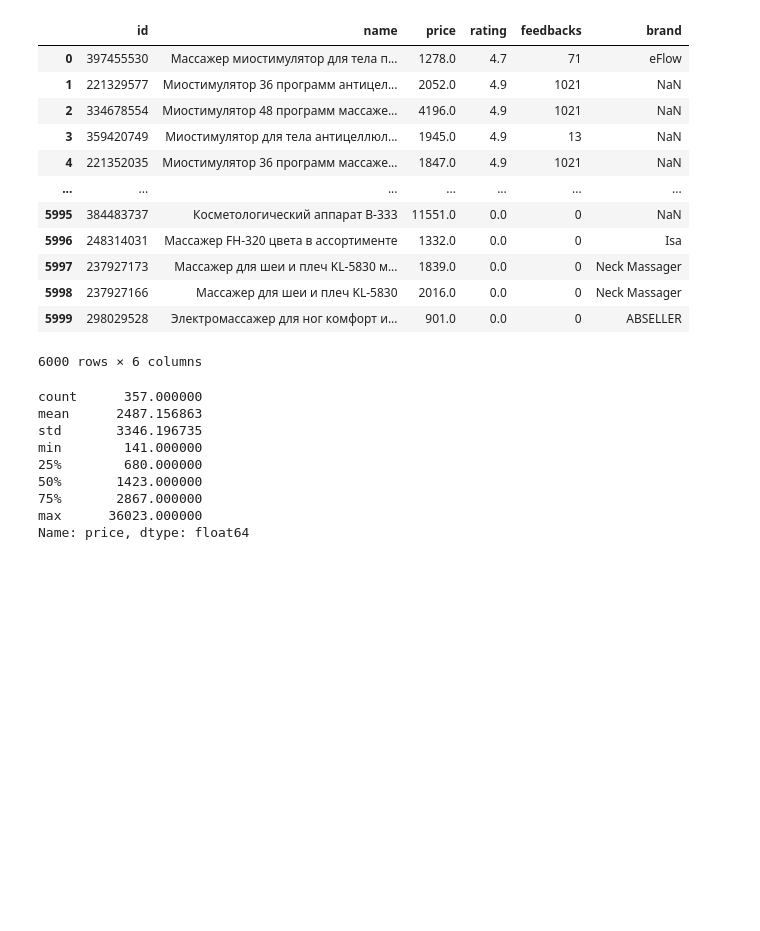
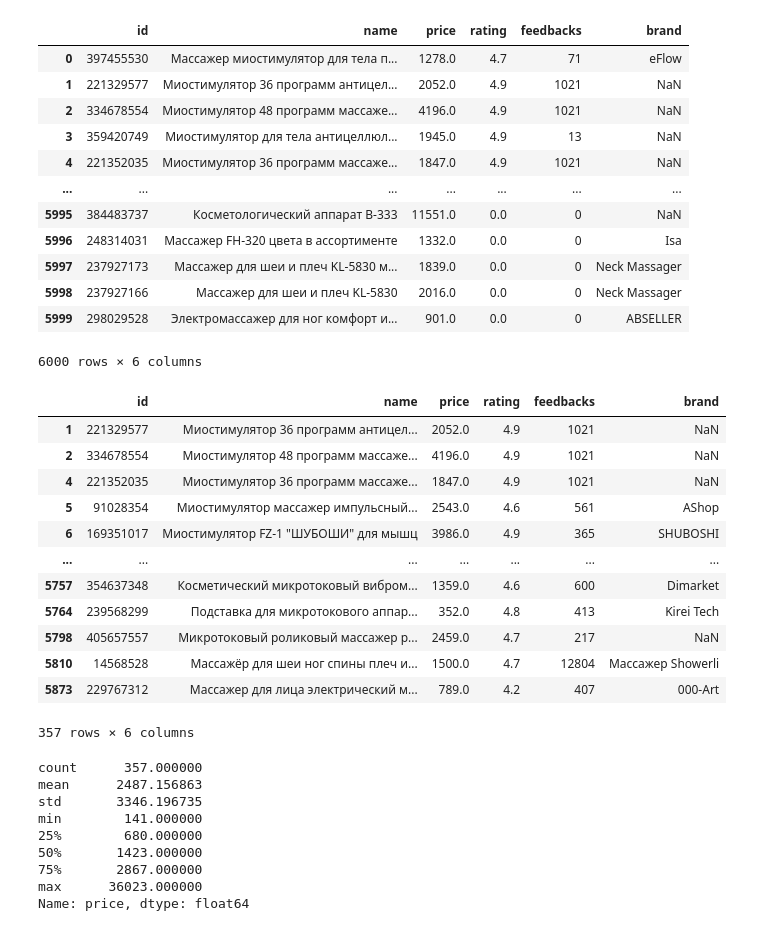
Before and after one commit to nekitmilk/ElectroPunk, a Jupyter notebook: src/notebooks/analisys.ipynb, the cells around one changed output. Drawn from its saved outputs; the diff is of its cells as text; code cells hidden in the pictures; blank space fills up the shorter version.

```diff
--- a/src/notebooks/analisys.ipynb
+++ b/src/notebooks/analisys.ipynb
@@ -14,5 +15,5 @@ print(f"Собрано {len(api_df)} товаров")
 # %%
-api_df = pd.read_csv("../data/wb_products.csv")
+api_df = pd.read_csv("../data/raw_data/wb_products.csv")
 api_df
 # %% [output]
 |  | id | name | price | rating | feedbacks | brand |
@@ -29,65 +30,23 @@ api_df
 | 5999 | 298029528 | Электромассажер для ног комфорт и... | 901.0 | 0.0 | 0 | ABSELLER |
 6000 rows × 6 columns
 # %%
-# Первичный фильтр
-exclude_patterns = [
-    r"электрод", r"шнур", r"кабель", r"провод",
-    r"пластин", r"гель",
-    r"крепеж", r"держатель", r"запчасть",
-    r"аксессуар", r"led"#, r"подставка"
-]
-
-# Фильтрация нерелевантных товаров
-def is_relevant(name):
-    if pd.isna(name):
-        return False
-
-    name = name.lower()
-
-    if any(re.search(pattern, name) for pattern in exclude_patterns):
-        return False
-
-    # return any(re.search(kw, name) for kw in include_keywords)
-    return True
-
-mask = api_df['name'].apply(is_relevant)
-clear_df = api_df[mask].copy()
-
-# 1. Удалить товары без отзывов
-clear_df = clear_df[clear_df['feedbacks'] > 0]
-
-# 2. Рассчитать пороги для ценовых сегментов
-price_25 = clear_df['price'].quantile(0.25)
-price_75 = clear_df['price'].quantile(0.75)
-feedback_median = clear_df['feedbacks'].median()
-
-# 3. Отобрать топ-20% по отзывам?
-top_20_percent = clear_df[clear_df['feedbacks'] >= clear_df['feedbacks'].quantile(0.8)]
-
-# 4. Сбалансированные выборки по ценовым сегментам
-low_price = clear_df[clear_df['price'] < price_25].nlargest(30, 'feedbacks')
-mid_price = clear_df[(clear_df['price'] >= price_25) & (clear_df['price'] <= price_75)].nlargest(30, 'feedbacks')
-high_price = clear_df[clear_df['price'] > price_75].nlargest(30, 'feedbacks')
-
-# 5. Недооцененные товары с высоким рейтингом
-undervalued = clear_df[
-    (clear_df['rating'] >= 4.8) &
-    (clear_df['price'] < clear_df['price'].median()) &
-    (clear_df['feedbacks'] < feedback_median)
-].nlargest(20, 'rating')
-
-# Объединить все отобранные товары
-final_ids = pd.concat([
-    top_20_percent,
-    low_price,
-    mid_price,
-    high_price,
-    undervalued
-])['id'].drop_duplicates()
-
-clear_df = api_df[api_df["id"].isin(final_ids)]
-
-clear_df.to_csv("../data/cleared_wb_products.csv", index=False)
+clear_df = cleaner_products(api_df)
+clear_df
+# clear_df.to_csv("../data/cleared_wb_products.csv", index=False)
+# %% [output]
+|  | id | name | price | rating | feedbacks | brand |
+| 1 | 221329577 | Миостимулятор 36 программ антицел... | 2052.0 | 4.9 | 1021 | NaN |
+| 2 | 334678554 | Миостимулятор 48 программ массаже... | 4196.0 | 4.9 | 1021 | NaN |
+| 4 | 221352035 | Миостимулятор 36 программ массаже... | 1847.0 | 4.9 | 1021 | NaN |
+| 5 | 91028354 | Миостимулятор массажер импульсный... | 2543.0 | 4.6 | 561 | AShop |
+| 6 | 169351017 | Миостимулятор FZ-1 "ШУБОШИ" для мышц | 3986.0 | 4.9 | 365 | SHUBOSHI |
+| ... | ... | ... | ... | ... | ... | ... |
+| 5757 | 354637348 | Косметический микротоковый вибром... | 1359.0 | 4.6 | 600 | Dimarket |
+| 5764 | 239568299 | Подставка для микротокового аппар... | 352.0 | 4.8 | 413 | Kirei Tech |
+| 5798 | 405657557 | Микротоковый роликовый массажер р... | 2459.0 | 4.7 | 217 | NaN |
+| 5810 | 14568528 | Массажёр для шеи ног спины плеч и... | 1500.0 | 4.7 | 12804 | Массажер Showerli |
+| 5873 | 229767312 | Массажер для лица электрический м... | 789.0 | 4.2 | 407 | 000-Art |
+357 rows × 6 columns
 # %%
 clear_df = pd.read_csv("../data/cleared_wb_products.csv")
 # %%
```
Also changed, not shown: parts of 21 cells of this notebook, 8 other files.
